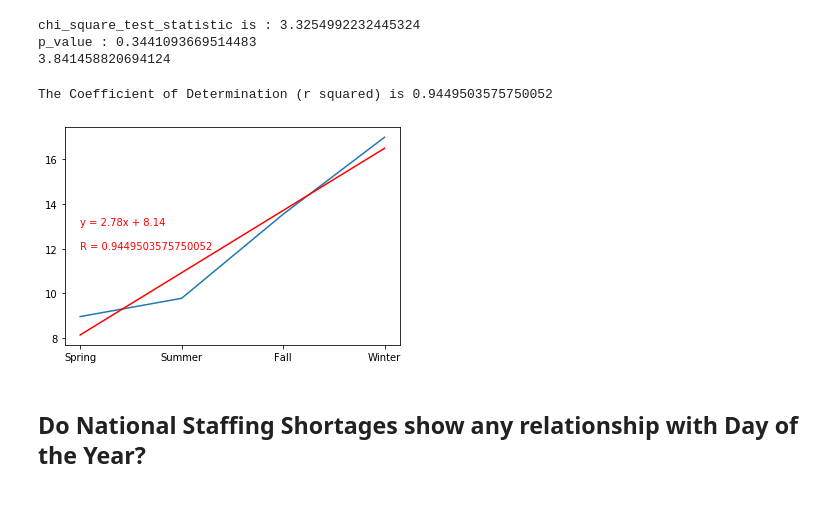
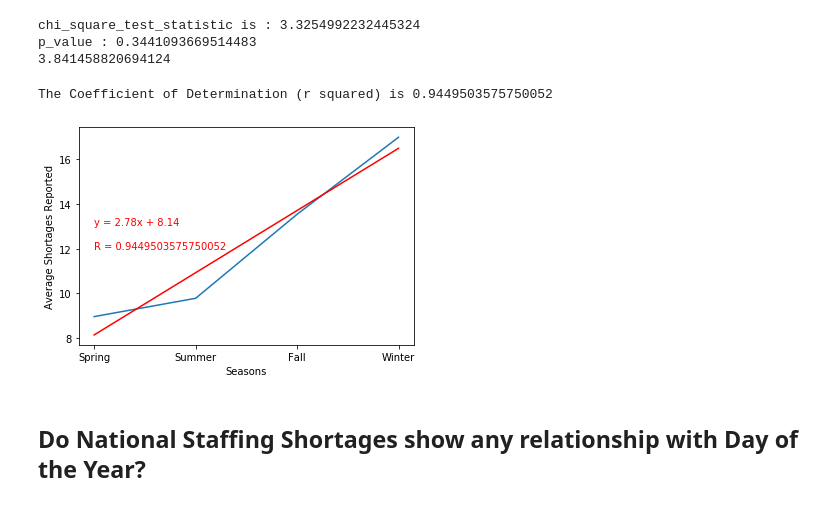
Before and after one commit to nkeplinger/healthcare_module7, a Jupyter notebook: Chronological_Analysis.ipynb, the cells around one changed output. Drawn from its saved outputs; the diff is of its cells as text; code cells hidden in the pictures.

```diff
--- a/Chronological_Analysis.ipynb
+++ b/Chronological_Analysis.ipynb
@@ -234,13 +236,15 @@ p_value : 0.3441093669514483
 # %%
 plt.plot(season_means['index'], season_means['critical_staffing_shortage_today_yes'])
 linear_regression(season_means['index'], season_means['critical_staffing_shortage_today_yes'])
 plt.annotate(linreg_annotation(season_means['index'], season_means['critical_staffing_shortage_today_yes']), (0,12), color='red')
 plt.xticks([0,1,2,3], labels=list(season_means['season']))
+plt.xlabel('Seasons')
+plt.ylabel('Average Shortages Reported')
 plt.savefig('output/1-5', bbox_inches='tight')
 plt.show()
 # %% [output]
 The Coefficient of Determination (r squared) is 0.9449503575750052
-[figure, old version]
+[figure, new version]
 # %% [markdown]
 ## Do National Staffing Shortages show any relationship with Day of the Year?
 # %%
```
Also changed, not shown: parts of 4 cells of this notebook, 5 other files.
